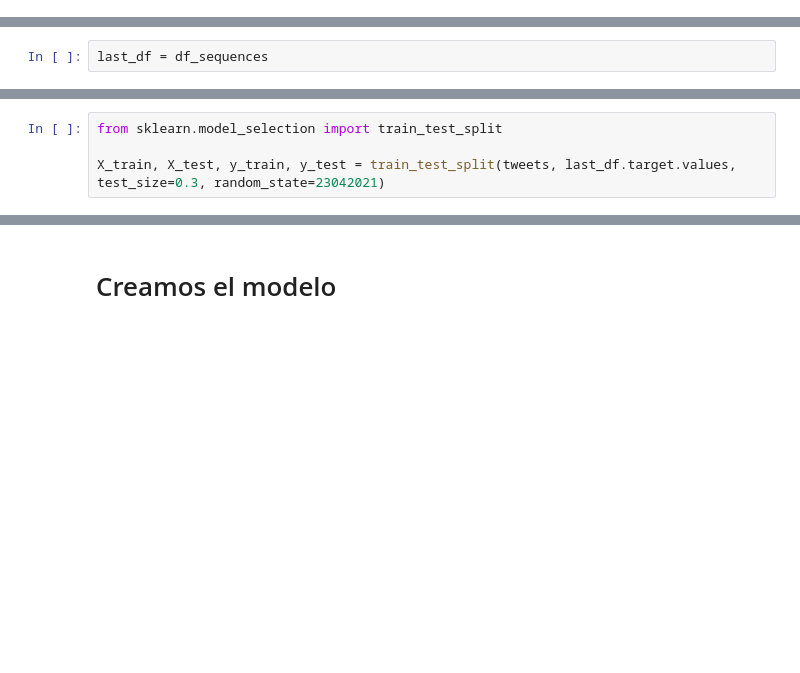
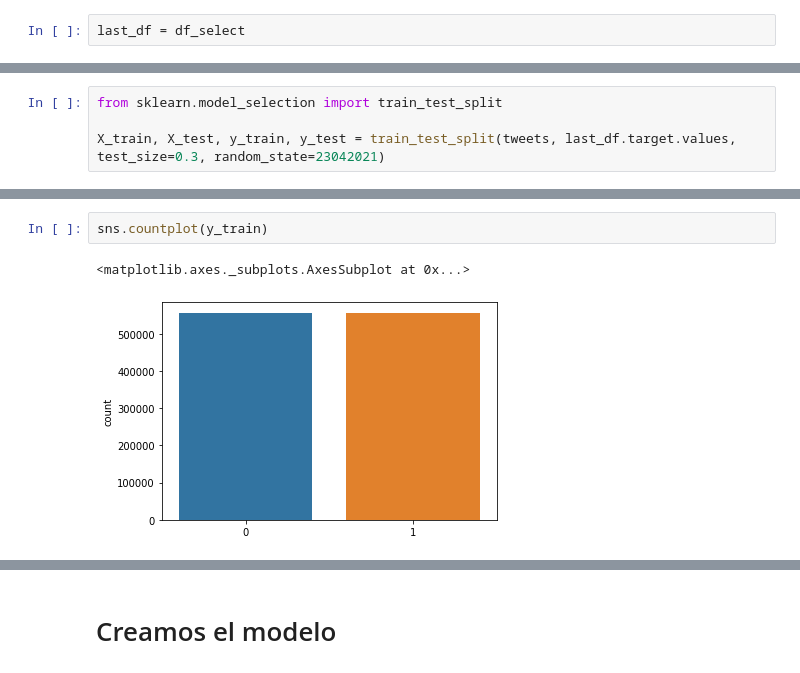
Before and after one commit to caroacostatovany/sentiment_analysis_tweets, a Jupyter notebook: notebooks/modelado_semifinal_02.ipynb, the cells around one changed output, grey strips where cells are left out. Saved outputs shown, nothing was run; the diff lists cells and outputs as text; blank space fills up the shorter version.

```diff
--- a/notebooks/modelado_semifinal_02.ipynb
+++ b/notebooks/modelado_semifinal_02.ipynb
@@ -167,0 +249,2 @@ sns.countplot(df_sequences['target'])
+# %%
+last_df = df_select
@@ -168,6 +273,4 @@ sns.countplot(df_sequences['target'])
 # %% [markdown]
 # Hacemos padding
-# %%
-last_df = df_sequences
 # %%
 #sequences = tokenizer.texts_to_sequences(data_set_1.text)
@@ -200 +303,6 @@ X_test (477452, 11)
 y_test (477452,)
+# %%
+sns.countplot(y_train)
+# %% [output]
+<matplotlib.axes._subplots.AxesSubplot at 0x...>
+[figure, added]
```
Also changed, not shown: parts of 54 cells of this notebook.
